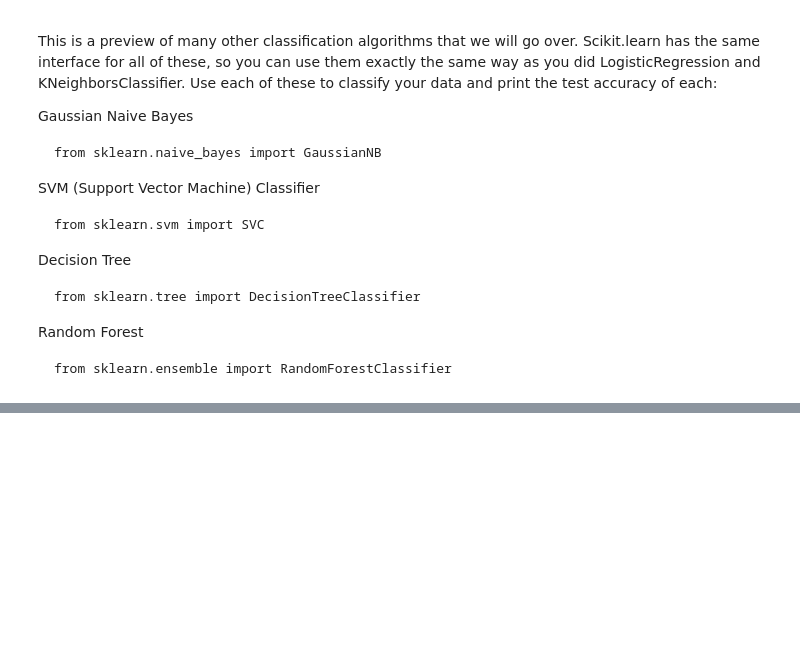
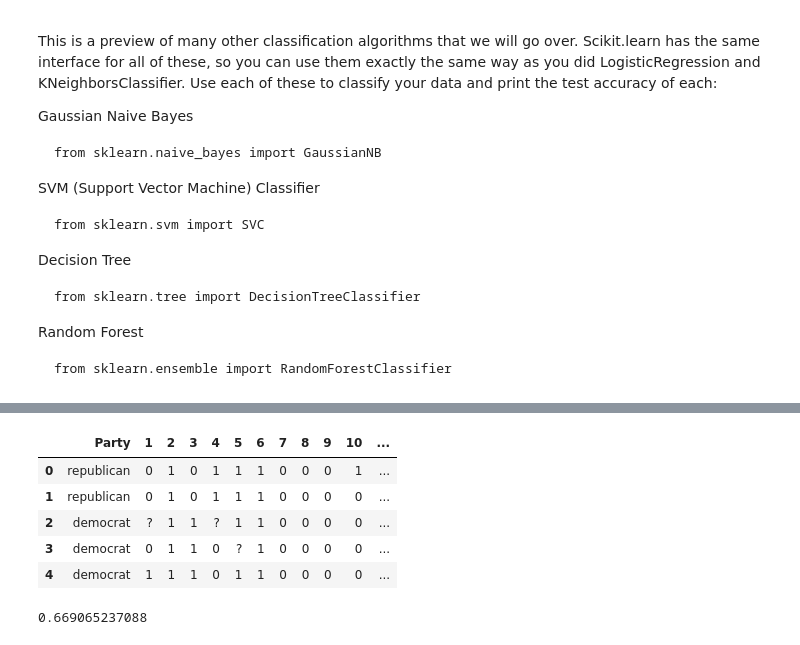
Before and after one commit to jpfreeley/ds, a Jupyter notebook: challenges/05-classification/ken_m/05_classification.ipynb, the cells around one changed output, grey strips where cells are left out. Cells and saved outputs as stored; diff of their text form; code cells hidden in the pictures; blank space fills up the shorter version.

```diff
--- a/challenges/05-classification/ken_m/05_classification.ipynb
+++ b/challenges/05-classification/ken_m/05_classification.ipynb
@@ -252,0 +356,14 @@ Random Forest
+# %%
+congressional_data_a = read_data('house-votes-84.csv')
+congressional_data_a[congressional_data_a == 'y'] = 1
+congressional_data_a[congressional_data_a == 'n'] = 0
+# %%
+congressional_data_b = deepcopy(congressional_data_a)
+congressional_data_b.head()
+# %% [output]
+|  | Party | 1 | 2 | 3 | 4 | 5 | 6 | 7 | 8 | 9 | 10 | ... |
+| 0 | republican | 0 | 1 | 0 | 1 | 1 | 1 | 0 | 0 | 0 | 1 | ... |
+| 1 | republican | 0 | 1 | 0 | 1 | 1 | 1 | 0 | 0 | 0 | 0 | ... |
+| 2 | democrat | ? | 1 | 1 | ? | 1 | 1 | 0 | 0 | 0 | 0 | ... |
+| 3 | democrat | 0 | 1 | 1 | 0 | ? | 1 | 0 | 0 | 0 | 0 | ... |
+| 4 | democrat | 1 | 1 | 1 | 0 | 1 | 1 | 0 | 0 | 0 | 0 | ... |
@@ -252,0 +381,9 @@ Random Forest
+# %%
+y = list(congressional_data_b['1'])
+X = congressional_data_b[vote_cols[1:]]
+
+
+scores = cross_val_score(KNeighborsClassifier(6), X, y, cv=10)
+print(np.mean(scores))
+# %% [output]
+0.669065237088
```
Also changed, not shown: parts of 39 cells of this notebook.
